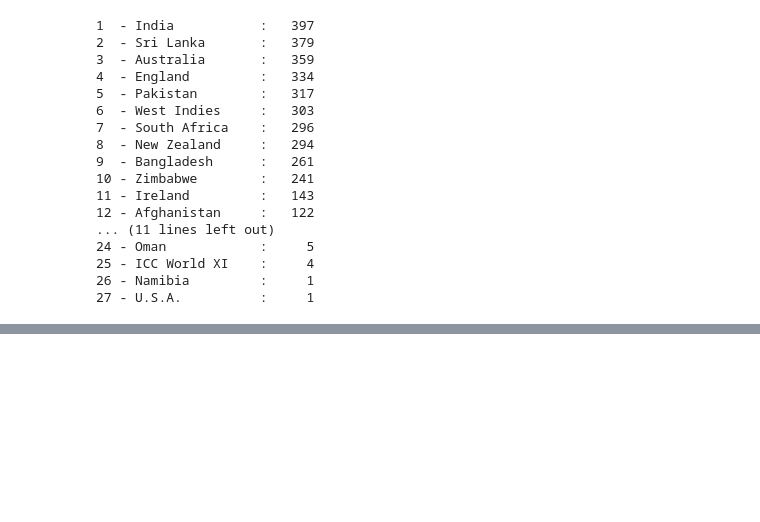
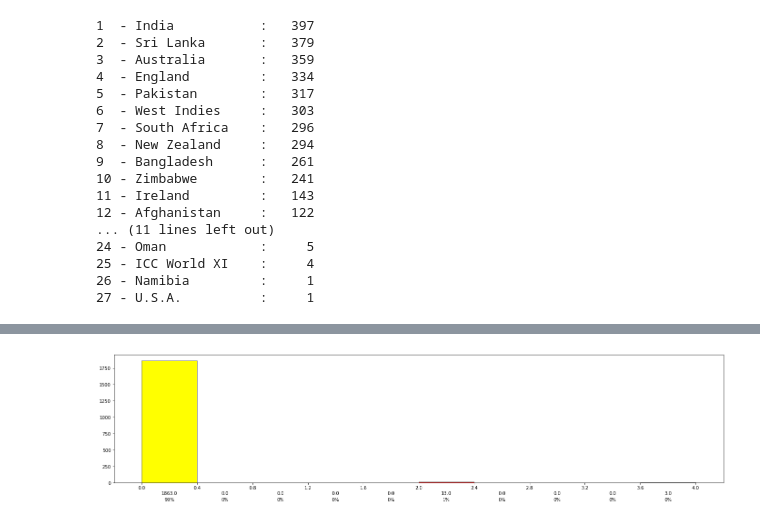
Before and after one commit to rohit11may/cricket-commentary-analysis, a Jupyter notebook: data_cleaning.ipynb, the cells around one changed output, grey strips where cells are left out. Drawn from its saved outputs; the diff is of its cells as text; code cells hidden in the pictures; blank space fills up the shorter version.

```diff
--- a/data_cleaning.ipynb
+++ b/data_cleaning.ipynb
@@ -157,7 +190,0 @@ plt.show()
-# %%
-for m, count in numBallsRogue.items():
-    if count > 120:
-        print(data[m]['commentary']['innings1'])
-        print("\n * 2")
-        print(data[m]['commentary']['innings2'])
-        break
@@ -168,0 +191,8 @@ for m, count in numBallsRogue.items():
+# %%
+newData = data.copy()
+for i, m in newData.items():
+    i1 = m['commentary']['innings1']
+    i2 = m['commentary']['innings2']
+
+    newData[i]['commentary']['innings1'] = cleanInnings(i1)
+    newData[i]['commentary']['innings2'] = cleanInnings(i2)
@@ -168,0 +203,10 @@ for m, count in numBallsRogue.items():
+# %%
+newNumBallsRogue = defaultdict(int)
+for i, m in newData.items():
+    comms1 = m['commentary']['innings1']['balls']
+    comms2 = m['commentary']['innings2']['balls']
+    newNumBallsRogue[i] += getNumRogueBalls(comms1) + getNumRogueBalls(comms1)
+
+plotHist(list(newNumBallsRogue.values()))
+# %% [output]
+[figure, added]
```
Also changed, not shown: parts of 10 cells of this notebook, 1 other file.
